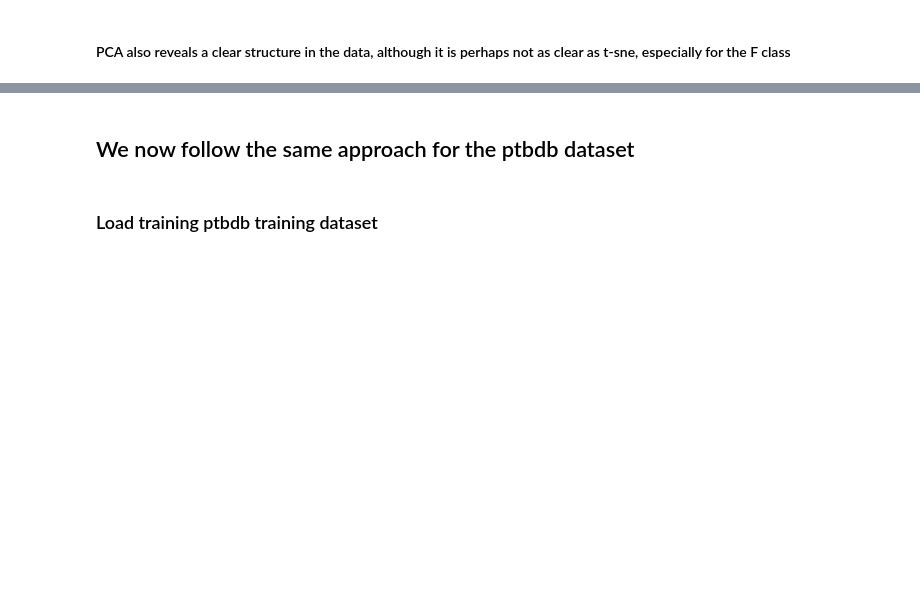
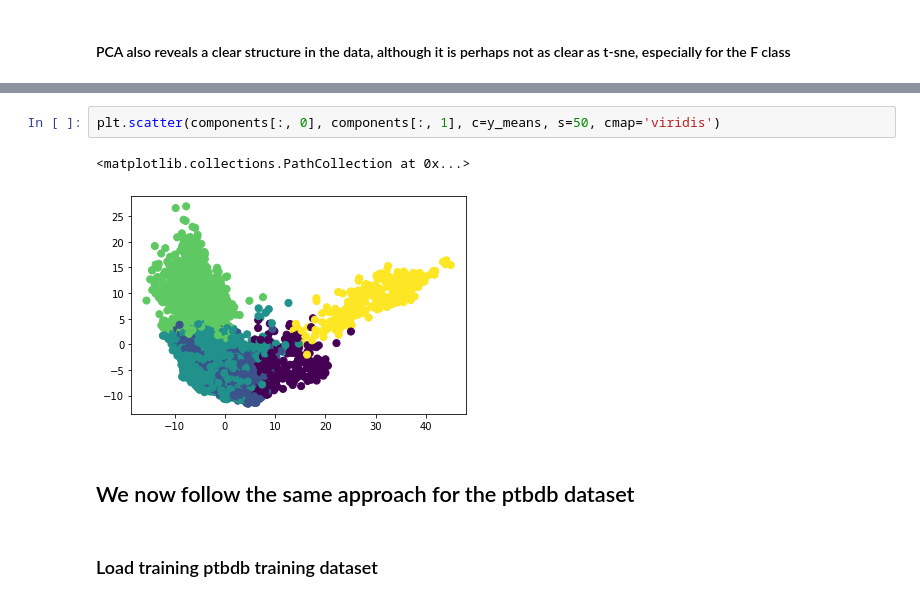
Before and after one commit to CarlosGomes98/ECG-Classification, a Jupyter notebook: Visualization.ipynb, the cells around one changed output, grey strips where cells are left out. Drawn from its saved outputs; the diff is of its cells as text; blank space fills up the shorter version.

```diff
--- a/Visualization.ipynb
+++ b/Visualization.ipynb
@@ -148,3 +171,8 @@ plt.legend(handles=colors_artists)
+# %%
+plt.scatter(components[:, 0], components[:, 1], c=y_means, s=50, cmap='viridis')
+# %% [output]
+<matplotlib.collections.PathCollection at 0x...>
+[figure, added]
 # %% [markdown]
 ## We now follow the same approach for the ptbdb dataset
 # %% [markdown]
```
Also changed, not shown: parts of 6 cells of this notebook.
